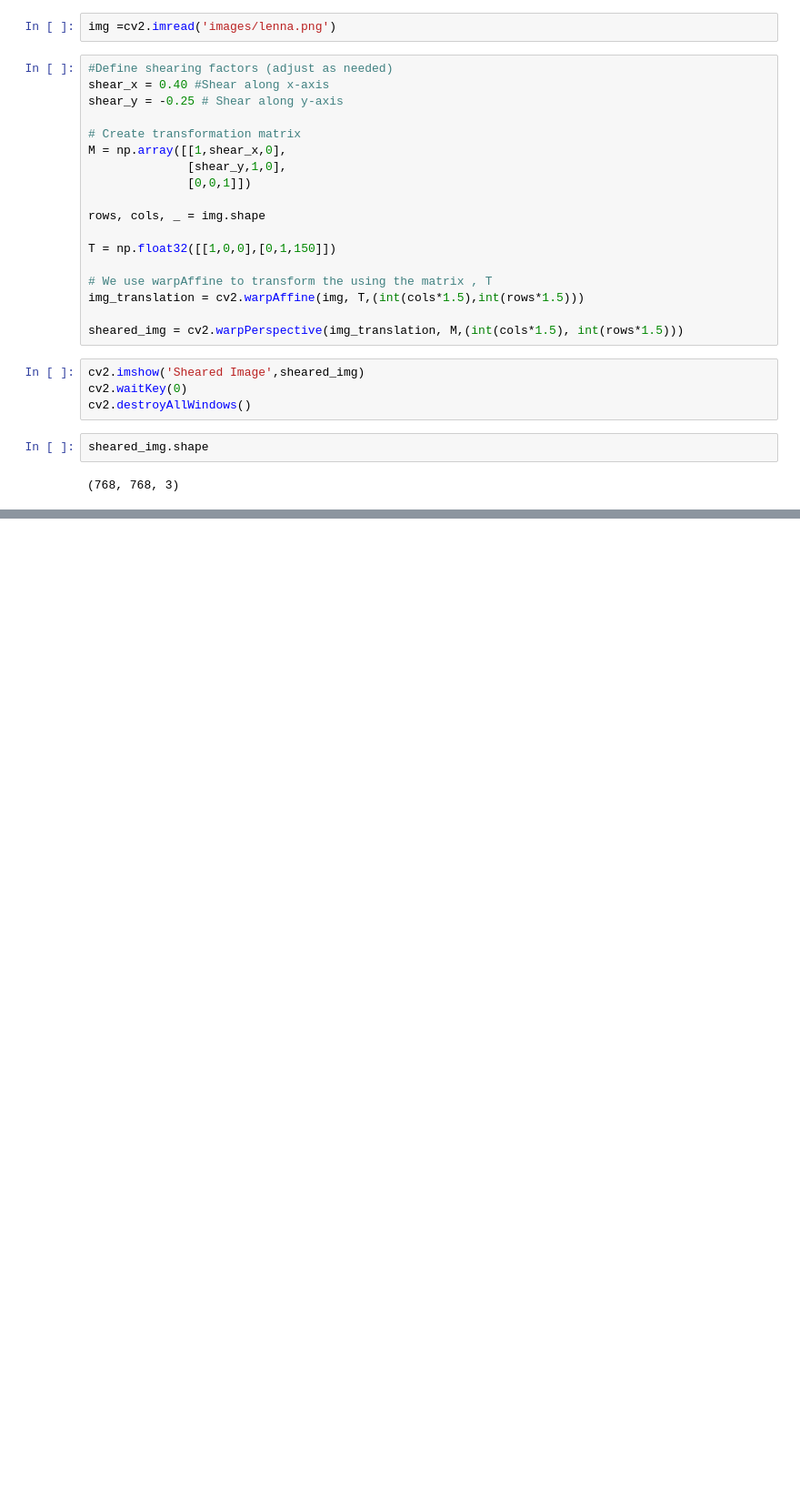
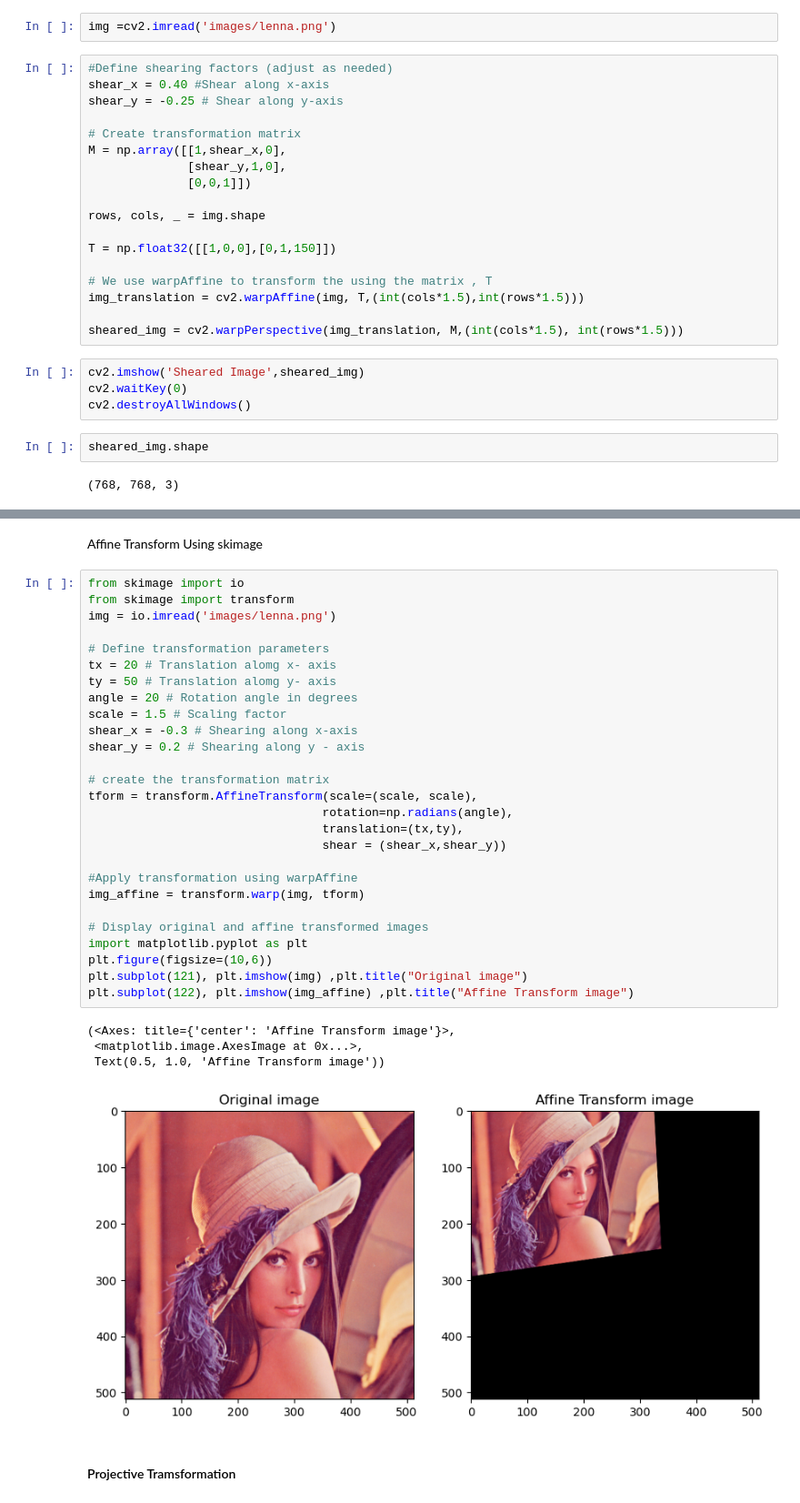
Before and after one commit to ojassannak/computer-vision-CV, a Jupyter notebook: L07 Advanced_Transformation.ipynb, the cells around one changed output, grey strips where cells are left out. Shown at 91% size. Drawn from its saved outputs; the diff is of its cells as text; blank space fills up the shorter version.

```diff
--- a/L07 Advanced_Transformation.ipynb
+++ b/L07 Advanced_Transformation.ipynb
@@ -33,0 +115,36 @@ sheared_img.shape
+# %% [markdown]
+Affine Transform Using skimage
+# %%
+from skimage import io
+from skimage import transform
+img = io.imread('images/lenna.png')
+
+# Define transformation parameters
+tx = 20 # Translation alomg x- axis
+ty = 50 # Translation alomg y- axis
+angle = 20 # Rotation angle in degrees
+scale = 1.5 # Scaling factor
+shear_x = -0.3 # Shearing along x-axis
+shear_y = 0.2 # Shearing along y - axis
+
+# create the transformation matrix
+tform = transform.AffineTransform(scale=(scale, scale),
+                                 rotation=np.radians(angle),
+                                 translation=(tx,ty),
+                                 shear = (shear_x,shear_y))
+
+#Apply transformation using warpAffine
+img_affine = transform.warp(img, tform)
+
+# Display original and affine transformed images
+import matplotlib.pyplot as plt
+plt.figure(figsize=(10,6))
+plt.subplot(121), plt.imshow(img) ,plt.title("Original image")
+plt.subplot(122), plt.imshow(img_affine) ,plt.title("Affine Transform image")
+# %% [output]
+(<Axes: title={'center': 'Affine Transform image'}>,
+ <matplotlib.image.AxesImage at 0x...>,
+ Text(0.5, 1.0, 'Affine Transform image'))
+[figure, added]
+# %% [markdown]
+<h4>Projective Tramsformation</h4>
```
Also changed, not shown: parts of 11 cells of this notebook, 3 other files.
